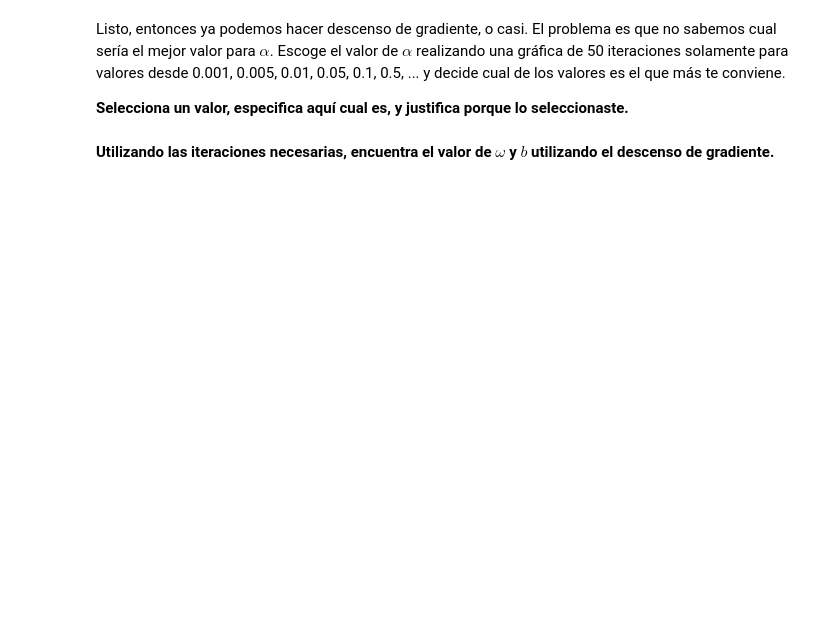
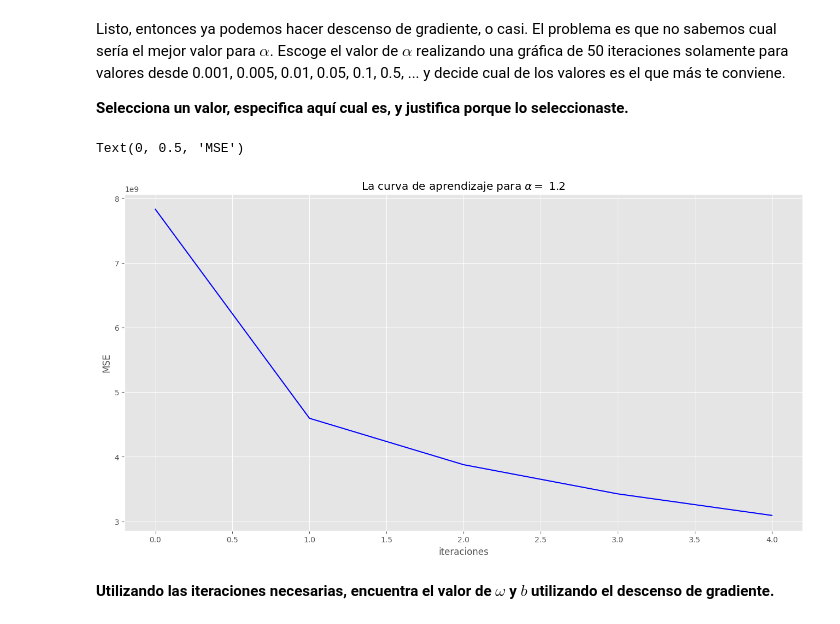
Before and after one commit to oliveroide/2-Aprendizaje-2026, a Jupyter notebook: reg_lineal.ipynb, the cells around one changed output. Cells and saved outputs as stored; diff of their text form; code cells hidden in the pictures; blank space fills up the shorter version.

```diff
--- a/reg_lineal.ipynb
+++ b/reg_lineal.ipynb
@@ -138,4 +152,7 @@ Ahora si, ya tenemos todo para hacer nuestra función para encontrar los paráme
 # %%
+from numpy import gradient
+
+
 def grad_costo(x, y, w, b):
     """
     Calcula el gradiente respecto a w y b de los datos existentes
@@ -154,11 +171,13 @@ def grad_costo(x, y, w, b):
             funcion de costo respecto a b
 
     """
+
     error = y - (x @ w + b)
 
     # --aqui hay que poner código--
-    dw = None
-    db = None
+    M = x.shape[0]
+    dw = (x.T @ error)/ M
+    db = np.sum(error) / M
     #------------------------------
 
     return dw, db
@@ -192,8 +211,8 @@ def descenso_gradiente_lotes(x, y, w_0, b_0, eta, max_epoch):
         dw, db = grad_costo(x, y, w, b)
 
         # --aqui hay que poner código--
-        w -= None
-        b -= None
+        w -= (eta * -dw)
+        b -= (eta * -db)
         #------------------------------
 
         mse_iter[iter] = mse(x, y, w, b)
@@ -295,7 +325,7 @@ def normaliza(x, medias, desviaciones):
 
     Parámetros
     ----------
-    x: un ndarray de dimensión (T, n) donde T es el númro de elementos y n el número de atributos
+    x: un ndarray de dimensión (T, n) donde T es el número de elementos y n el número de atributos
     medias: ndarray de dimensiones (n,) con las medias con las que se normalizará
     desviaciones: ndarray de dimensiones (n,) con las desviaciones con las que se normalizará
 
@@ -325,20 +370,23 @@ Listo, entonces ya podemos hacer descenso de gradiente, o casi. El problema es q
 # %%
 medias, desviaciones = obtiene_medias_desviaciones(x)
 x_norm = normaliza(x, medias, desviaciones)
 
 w_ini = np.zeros((n,))
 b_ini = 0
 num_iters = 5
 
 #lpha = 0.0001  # Aqui es donde hay que hacer las pruebas
-alpha = 1
+alpha = 1.2
 
 _, _, mse_hist = descenso_gradiente_lotes(x_norm, y, w_ini, b_ini, alpha, num_iters)
 
 plt.plot(mse_hist, '-b')
 plt.title(r"La curva de aprendizaje para $\alpha =$ " + str(alpha))
 plt.xlabel('iteraciones')
 plt.ylabel('MSE')
+# %% [output]
+Text(0, 0.5, 'MSE')
+[figure, added]
 # %% [markdown]
 **Utilizando las iteraciones necesarias, encuentra el valor de $\omega$ y $b$ utilizando el descenso de gradiente.**
 # %%
```
Also changed, not shown: parts of 11 cells of this notebook, 2 other files.
